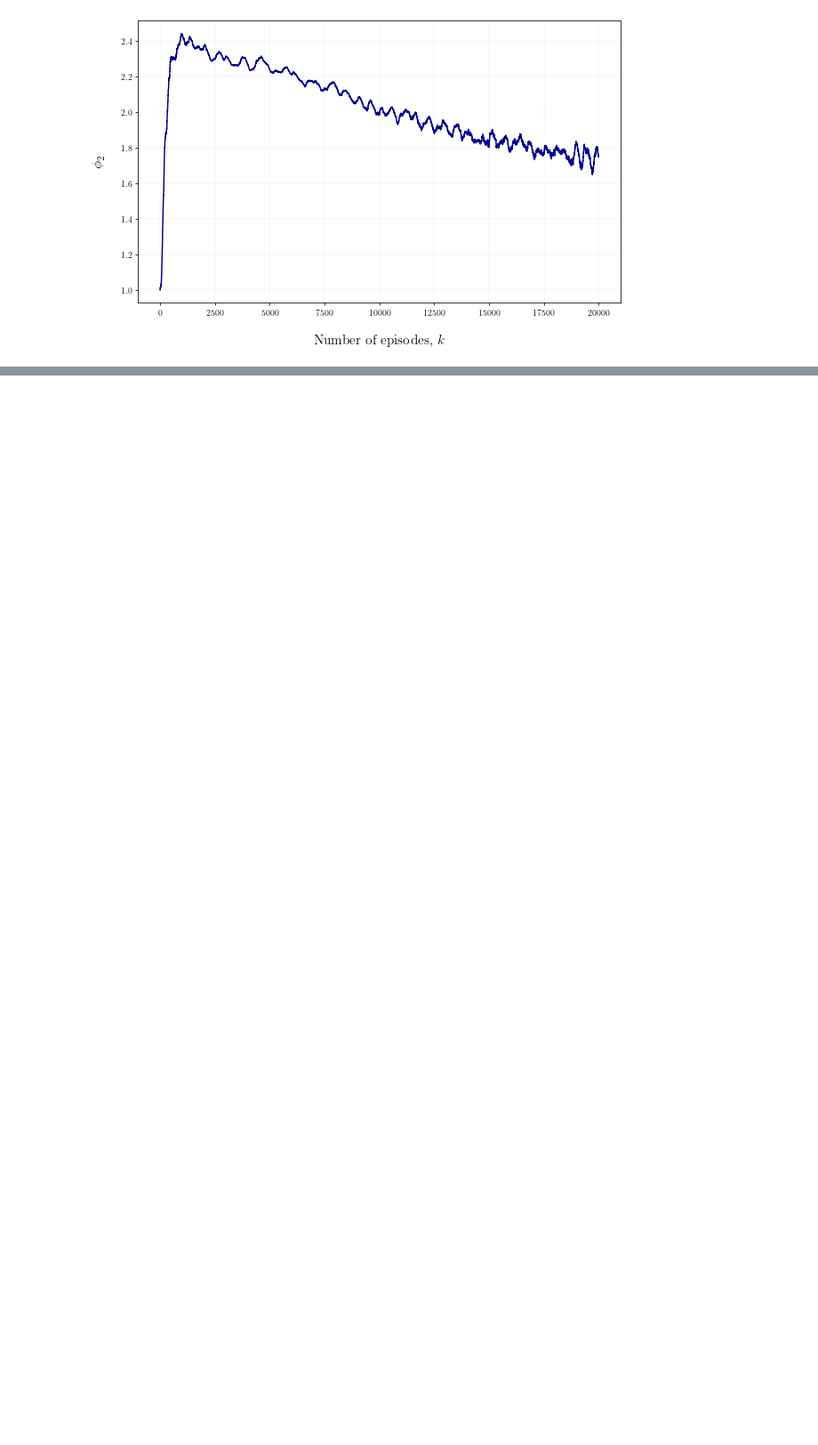
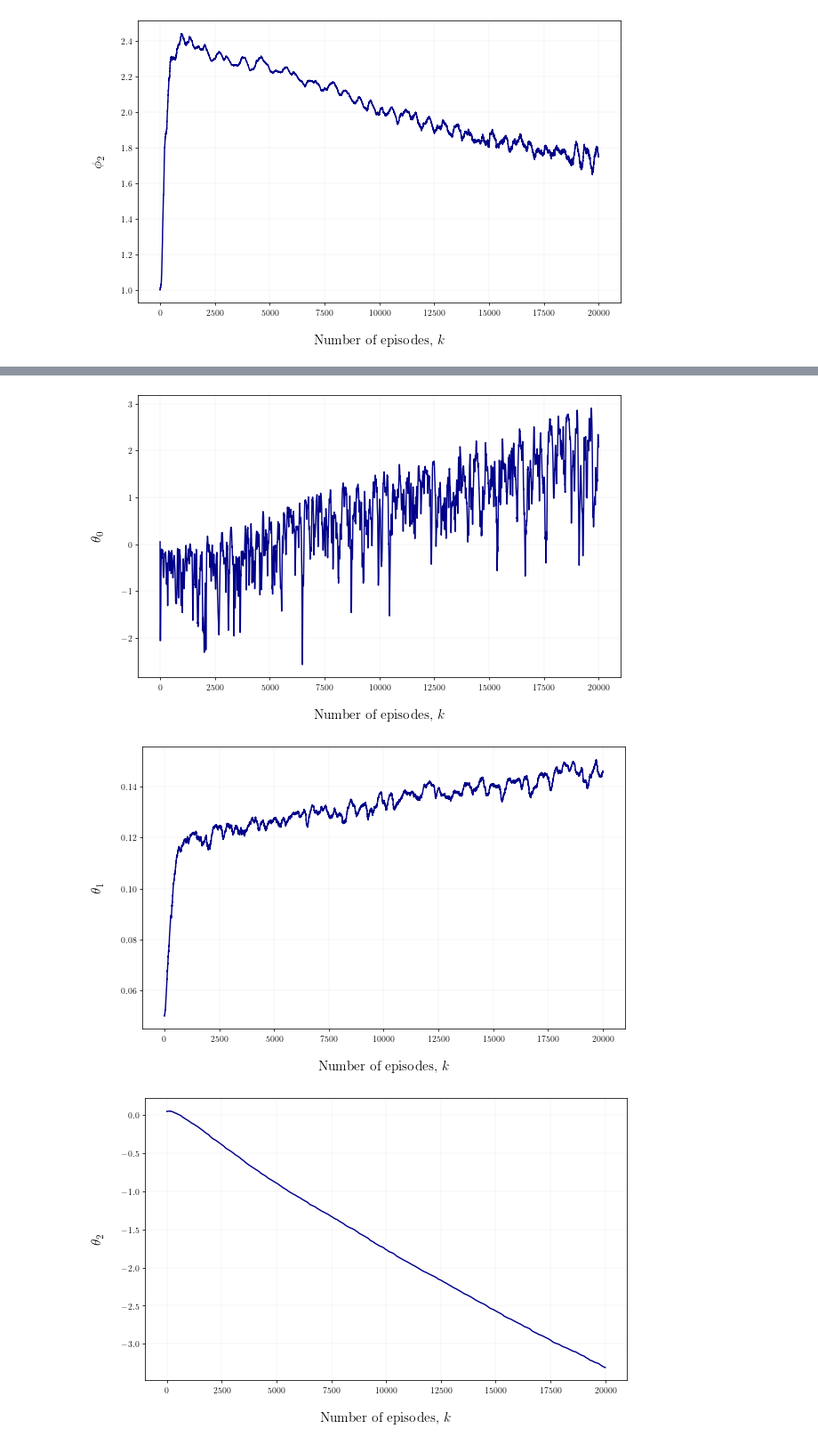
Before and after one commit to r-uben/dissertation-codes, a Jupyter notebook: emv-algorithm/emv.ipynb, the cells around one changed output, grey strips where cells are left out. Shown at 89% size. Cells and saved outputs as stored; diff of their text form; code cells hidden in the pictures; blank space fills up the shorter version.

```diff
--- a/emv-algorithm/emv.ipynb
+++ b/emv-algorithm/emv.ipynb
@@ -292,0 +305,6 @@ __plot_rl_parameters__(par, 'san_24_07_year')
+# %%
+__plot_rl_parameters__(par, 'btc-usd_25:07:2020_25:07:2021')
+# %% [output]
+[figure, added]
+[figure, added]
+[figure, added]
```
Also changed, not shown: parts of 3 cells of this notebook, 2 other files.
